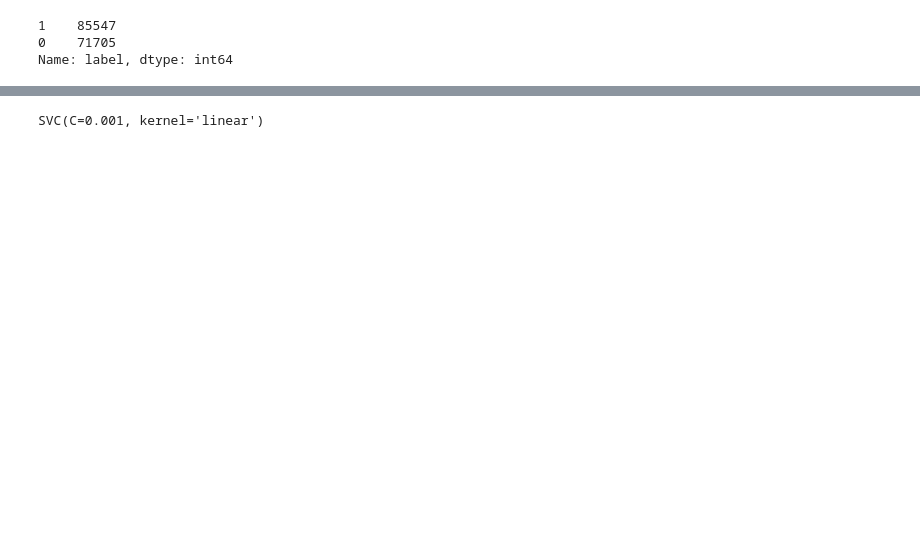
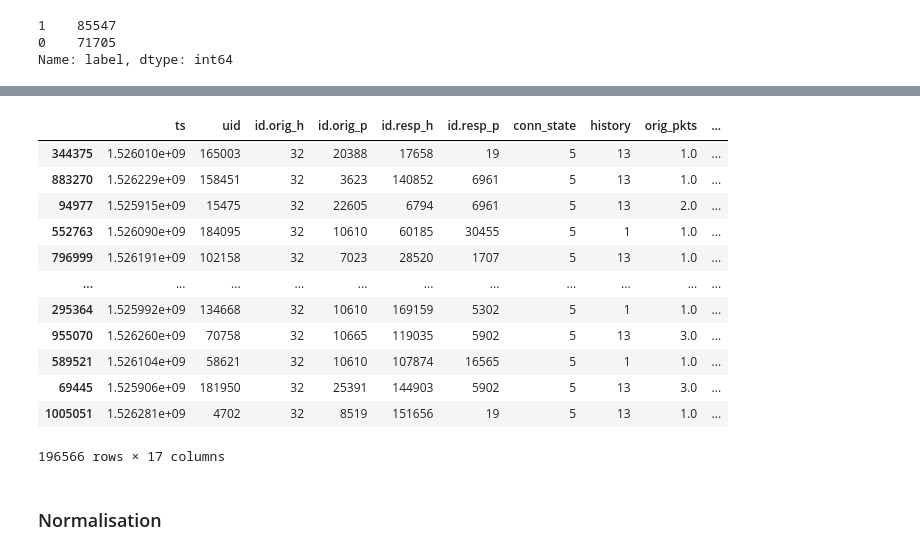
Before and after one commit to Hadelexyz99/ProjectThreatDetectionSystem, a Jupyter notebook: Threat Detection System.ipynb, the cells around one changed output, grey strips where cells are left out. Saved outputs shown, nothing was run; the diff lists cells and outputs as text; code cells hidden in the pictures; blank space fills up the shorter version.

```diff
--- a/Threat Detection System.ipynb
+++ b/Threat Detection System.ipynb
@@ -629,3 +745,21 @@ Name: label, dtype: int64
+# %%
+file
+# %% [output]
+|  | ts | uid | id.orig_h | id.orig_p | id.resp_h | id.resp_p | conn_state | history | orig_pkts | ... |
+| 344375 | 1.526010e+09 | 165003 | 32 | 20388 | 17658 | 19 | 5 | 13 | 1.0 | ... |
+| 883270 | 1.526229e+09 | 158451 | 32 | 3623 | 140852 | 6961 | 5 | 13 | 1.0 | ... |
+| 94977 | 1.525915e+09 | 15475 | 32 | 22605 | 6794 | 6961 | 5 | 13 | 2.0 | ... |
+| 552763 | 1.526090e+09 | 184095 | 32 | 10610 | 60185 | 30455 | 5 | 1 | 1.0 | ... |
+| 796999 | 1.526191e+09 | 102158 | 32 | 7023 | 28520 | 1707 | 5 | 13 | 1.0 | ... |
+| ... | ... | ... | ... | ... | ... | ... | ... | ... | ... | ... |
+| 295364 | 1.525992e+09 | 134668 | 32 | 10610 | 169159 | 5302 | 5 | 1 | 1.0 | ... |
+| 955070 | 1.526260e+09 | 70758 | 32 | 10665 | 119035 | 5902 | 5 | 13 | 3.0 | ... |
+| 589521 | 1.526104e+09 | 58621 | 32 | 10610 | 107874 | 16565 | 5 | 1 | 1.0 | ... |
+| 69445 | 1.525906e+09 | 181950 | 32 | 25391 | 144903 | 5902 | 5 | 13 | 3.0 | ... |
+| 1005051 | 1.526281e+09 | 4702 | 32 | 8519 | 151656 | 19 | 5 | 13 | 1.0 | ... |
+196566 rows × 17 columns
+# %% [markdown]
+### Normalisation
 # %%
 from sklearn.preprocessing import Normalizer
 
@@ -638,5 +768,0 @@ from sklearn.metrics import classification_report, accuracy_score
-# %%
-svm_model = SVC(kernel='linear', C=0.001, gamma='scale')
-svm_model.fit(X_train_scaled,y_train)
-# %% [output]
-SVC(C=0.001, kernel='linear')
```
Also changed, not shown: parts of 80 cells of this notebook, 3 other files.
